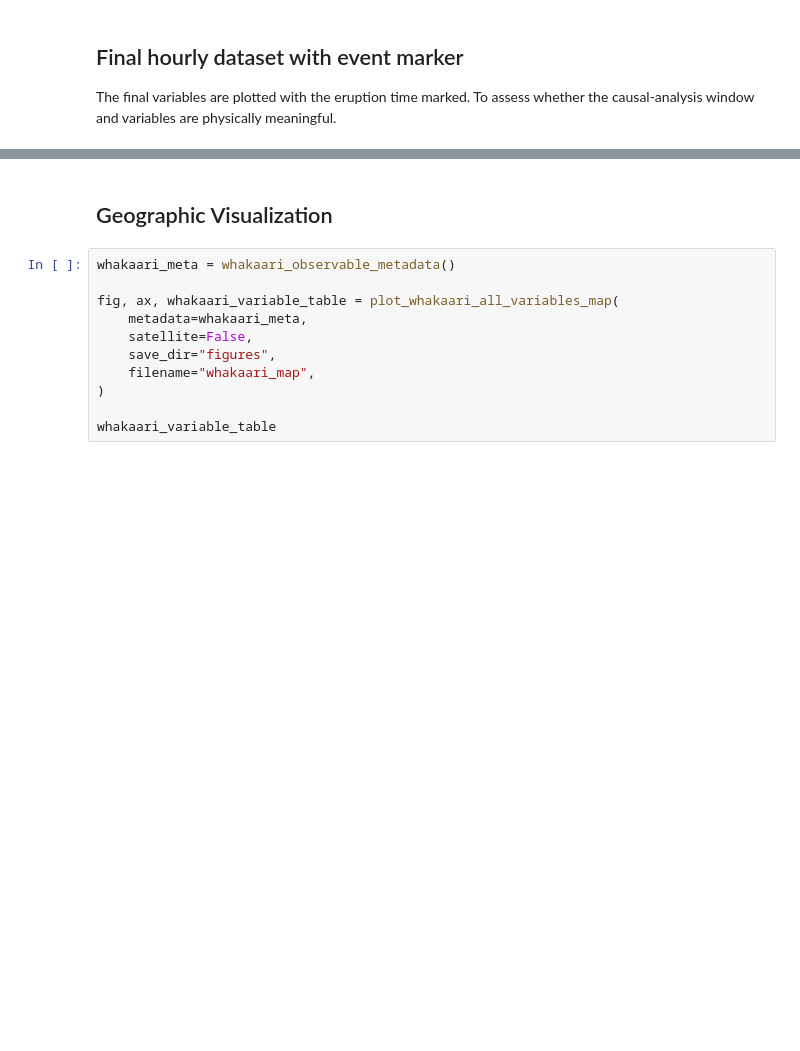
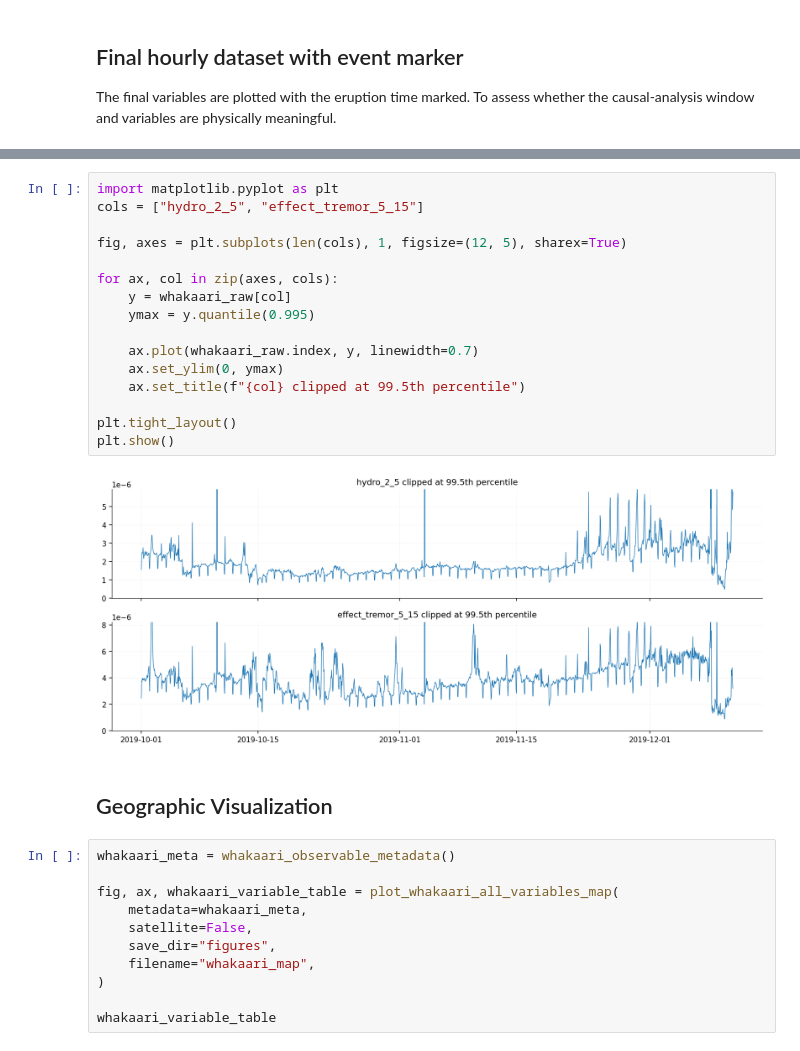
Before and after one commit to alectois/Distinguishing-Causes-and-Triggers-in-Volcanic-and-Seismic-Processes, a Jupyter notebook: notebooks/whakaari_data.ipynb, the cells around one changed output, grey strips where cells are left out. Drawn from its saved outputs; the diff is of its cells as text; blank space fills up the shorter version.

```diff
--- a/notebooks/whakaari_data.ipynb
+++ b/notebooks/whakaari_data.ipynb
@@ -278,4 +229,22 @@ plot_whakaari_thesis_figures(
         dtype=object)))
+# %%
+import matplotlib.pyplot as plt
+cols = ["hydro_2_5", "effect_tremor_5_15"]
+
+fig, axes = plt.subplots(len(cols), 1, figsize=(12, 5), sharex=True)
+
+for ax, col in zip(axes, cols):
+    y = whakaari_raw[col]
+    ymax = y.quantile(0.995)
+
+    ax.plot(whakaari_raw.index, y, linewidth=0.7)
+    ax.set_ylim(0, ymax)
+    ax.set_title(f"{col} clipped at 99.5th percentile")
+
+plt.tight_layout()
+plt.show()
+# %% [output]
+[figure, added]
 # %% [markdown]
 ## Geographic Visualization
 # %%
```
Also changed, not shown: parts of 9 cells of this notebook, 26 other files.
